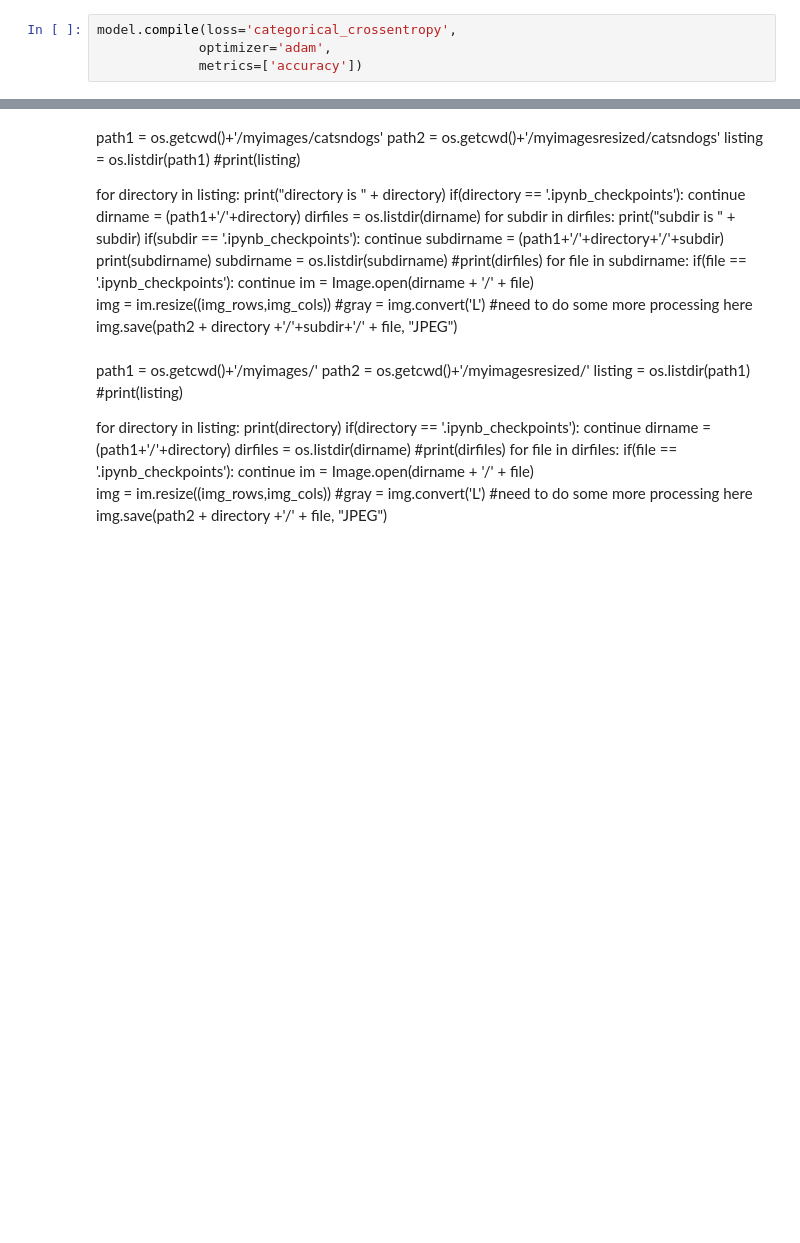
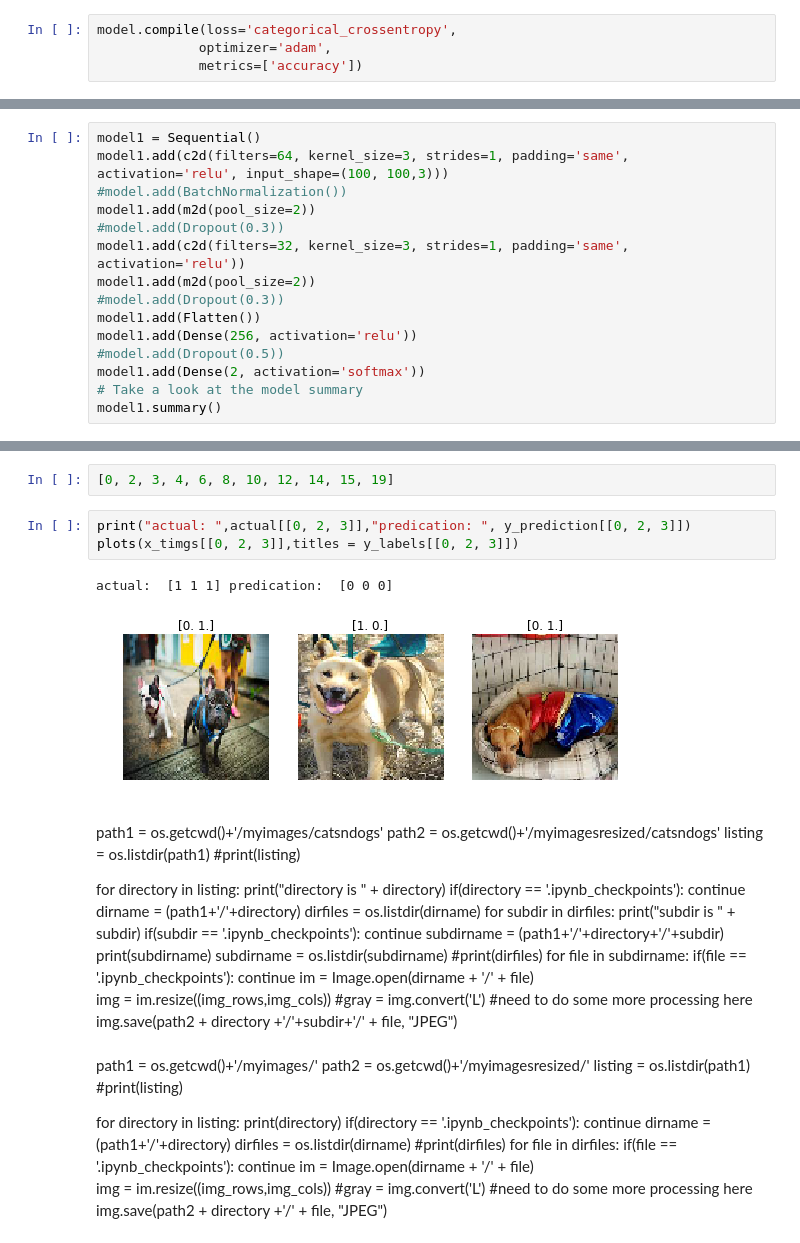
Before and after one commit to hepgon1/gitcode, a Jupyter notebook: KerasMyImages.ipynb, the cells around one changed output, grey strips where cells are left out. Drawn from its saved outputs; the diff is of its cells as text; blank space fills up the shorter version.

```diff
--- a/KerasMyImages.ipynb
+++ b/KerasMyImages.ipynb
@@ -126,0 +126,15 @@ Epoch 5/5
+# %%
+model1 = Sequential()
+model1.add(c2d(filters=64, kernel_size=3, strides=1, padding='same', activation='relu', input_shape=(100, 100,3)))
+#model.add(BatchNormalization())
+model1.add(m2d(pool_size=2))
+#model.add(Dropout(0.3))
+model1.add(c2d(filters=32, kernel_size=3, strides=1, padding='same', activation='relu'))
+model1.add(m2d(pool_size=2))
+#model.add(Dropout(0.3))
+model1.add(Flatten())
+model1.add(Dense(256, activation='relu'))
+#model.add(Dropout(0.5))
+model1.add(Dense(2, activation='softmax'))
+# Take a look at the model summary
+model1.summary()
@@ -127,3 +250,11 @@ Epoch 5/5
+# %%
+[0, 2, 3, 4, 6, 8, 10, 12, 14, 15, 19]
+# %%
+print("actual: ",actual[[0, 2, 3]],"predication: ", y_prediction[[0, 2, 3]])
+plots(x_timgs[[0, 2, 3]],titles = y_labels[[0, 2, 3]])
+# %% [output]
+actual:  [1 1 1] predication:  [0 0 0]
+[figure, added]
 # %% [markdown]
 path1 = os.getcwd()+'/myimages/catsndogs'
 path2 = os.getcwd()+'/myimagesresized/catsndogs'
```
Also changed, not shown: parts of 21 cells of this notebook, 1 other file.
